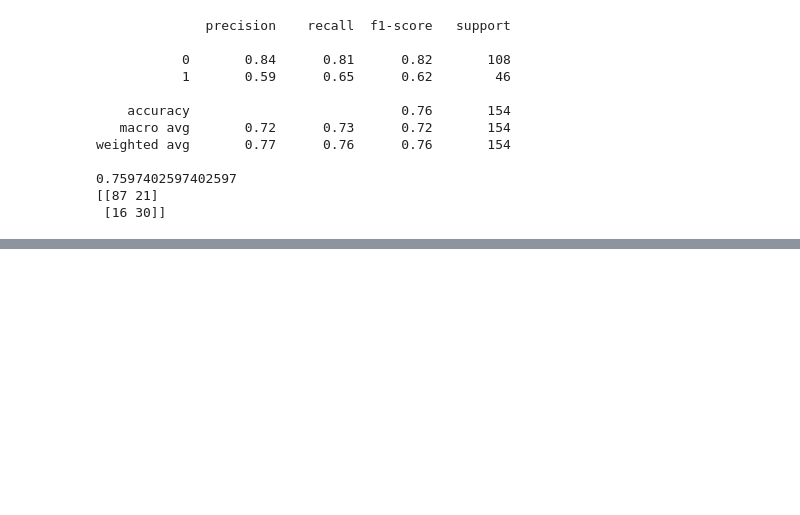
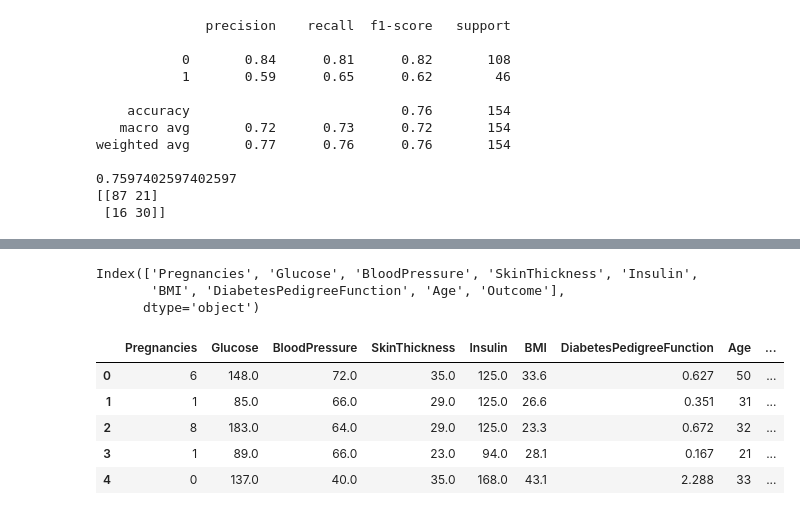
Before and after one commit to emircancancelik/Python-DataScience-MachineLearning, a Jupyter notebook: machinelearning/DiabetesAdaBoost.ipynb, the cells around one changed output, grey strips where cells are left out. Saved outputs shown, nothing was run; the diff lists cells and outputs as text; code cells hidden in the pictures; blank space fills up the shorter version.

```diff
--- a/machinelearning/DiabetesAdaBoost.ipynb
+++ b/machinelearning/DiabetesAdaBoost.ipynb
@@ -233,0 +394,5 @@ weighted avg       0.77      0.76      0.76       154
+# %%
+cols_to_fix = ['Glucose', 'BloodPressure', 'SkinThickness', 'Insulin', 'BMI']
+df[cols_to_fix] = df[cols_to_fix].replace(0, np.nan)
+
+df.fillna(df.mean(), inplace=True)
@@ -233,0 +412,6 @@ weighted avg       0.77      0.76      0.76       154
+# %%
+df.columns
+# %% [output]
+Index(['Pregnancies', 'Glucose', 'BloodPressure', 'SkinThickness', 'Insulin',
+       'BMI', 'DiabetesPedigreeFunction', 'Age', 'Outcome'],
+      dtype='object')
@@ -233,0 +425,15 @@ weighted avg       0.77      0.76      0.76       154
+# %%
+df["Age_BMI"] = df["Age"] * df["BMI"]
+# %%
+df['Insulin/Glucose'] = df['Insulin'] / (df['Glucose'] + 1)
+# %%
+df['BMI_Cat'] = pd.cut(df['BMI'], bins=[0, 18.5, 25, 30, 100], labels=[0, 1, 2, 3])
+# %%
+df.head()
+# %% [output]
+|  | Pregnancies | Glucose | BloodPressure | SkinThickness | Insulin | BMI | DiabetesPedigreeFunction | Age | ... |
+| 0 | 6 | 148.0 | 72.0 | 35.0 | 125.0 | 33.6 | 0.627 | 50 | ... |
+| 1 | 1 | 85.0 | 66.0 | 29.0 | 125.0 | 26.6 | 0.351 | 31 | ... |
+| 2 | 8 | 183.0 | 64.0 | 29.0 | 125.0 | 23.3 | 0.672 | 32 | ... |
+| 3 | 1 | 89.0 | 66.0 | 23.0 | 94.0 | 28.1 | 0.167 | 21 | ... |
+| 4 | 0 | 137.0 | 40.0 | 35.0 | 168.0 | 43.1 | 2.288 | 33 | ... |
```
Also changed, not shown: parts of 41 cells of this notebook.
